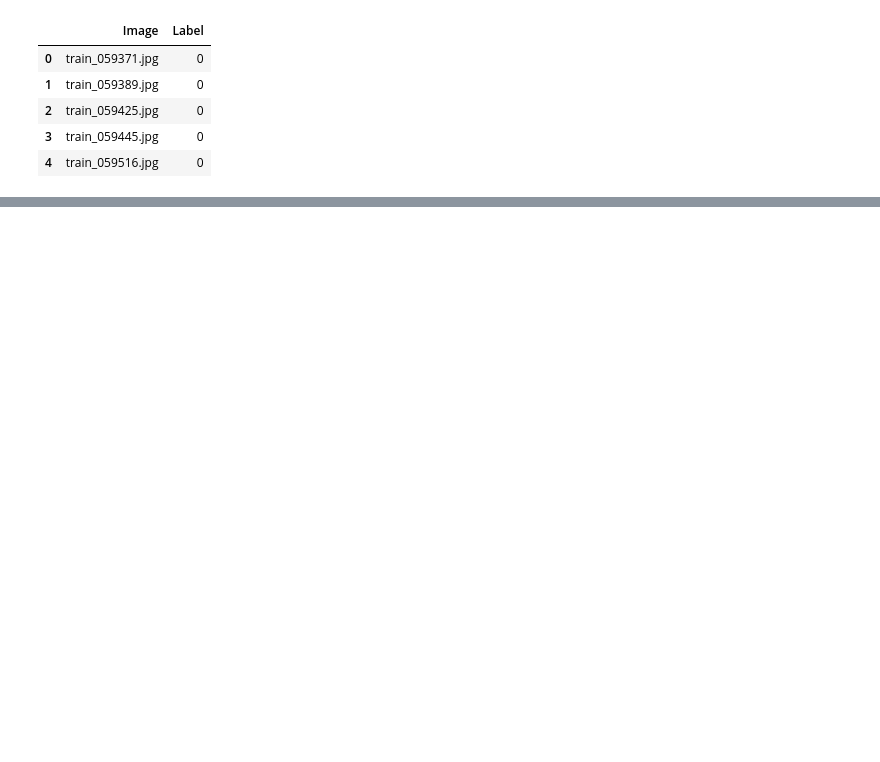
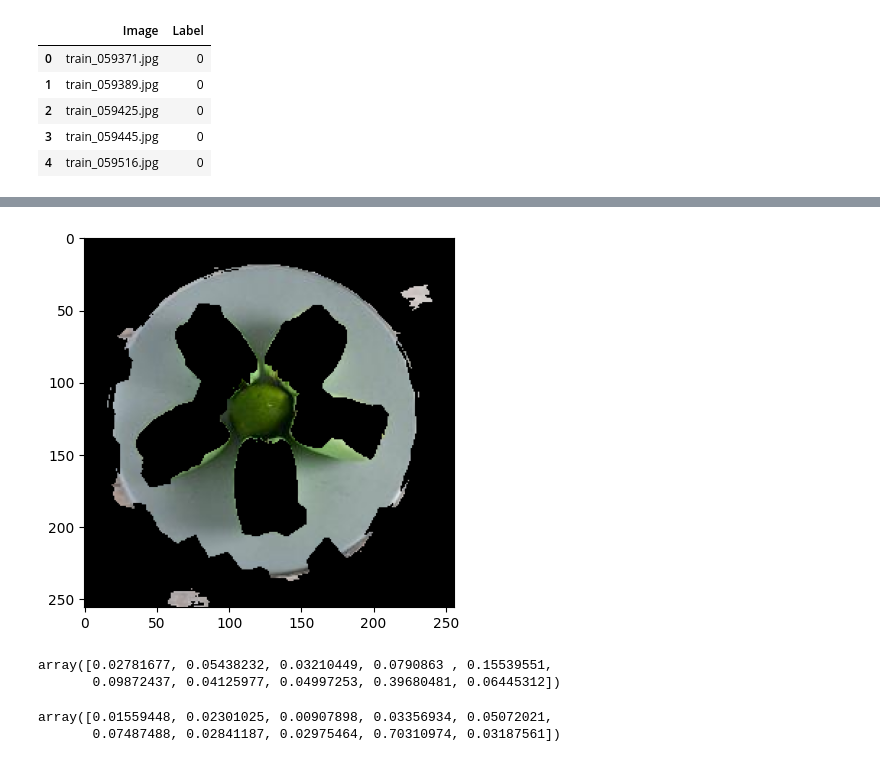
Before and after one commit to TommasoFerrario18/FoodX-251_Classification, a Jupyter notebook: Notebooks/ImageSegmentation.ipynb, the cells around one changed output, grey strips where cells are left out. Drawn from its saved outputs; the diff is of its cells as text; code cells hidden in the pictures; blank space fills up the shorter version.

```diff
--- a/Notebooks/ImageSegmentation.ipynb
+++ b/Notebooks/ImageSegmentation.ipynb
@@ -42,0 +61,30 @@ KMeans clustering done
+# %%
+image_1 = labeled_image == 255
+image_1 = np.array(image_1, dtype=np.uint8)
+image_1 = np.repeat(image_1[:, :, np.newaxis], 3, axis=2)
+image_1 = image_1 * original_image
+
+plt.imshow(image_1)
+plt.show()
+# %% [output]
+[figure, added]
+# %%
+from skimage.feature import local_binary_pattern
+
+lbp = local_binary_pattern(
+    cv2.cvtColor(image_0, cv2.COLOR_RGB2GRAY), 8, 1, method="uniform"
+)
+hist_lbp, _ = np.histogram(lbp, bins=np.arange(0, 8 + 3), density=True)
+hist_lbp
+# %% [output]
+array([0.02781677, 0.05438232, 0.03210449, 0.0790863 , 0.15539551,
+       0.09872437, 0.04125977, 0.04997253, 0.39680481, 0.06445312])
+# %%
+lbp = local_binary_pattern(
+    cv2.cvtColor(image_1, cv2.COLOR_RGB2GRAY), 8, 1, method="uniform"
+)
+hist_lbp, _ = np.histogram(lbp, bins=np.arange(0, 8 + 3), density=True)
+hist_lbp
+# %% [output]
+array([0.01559448, 0.02301025, 0.00907898, 0.03356934, 0.05072021,
+       0.07487488, 0.02841187, 0.02975464, 0.70310974, 0.03187561])
```
Also changed, not shown: parts of 5 cells of this notebook.
